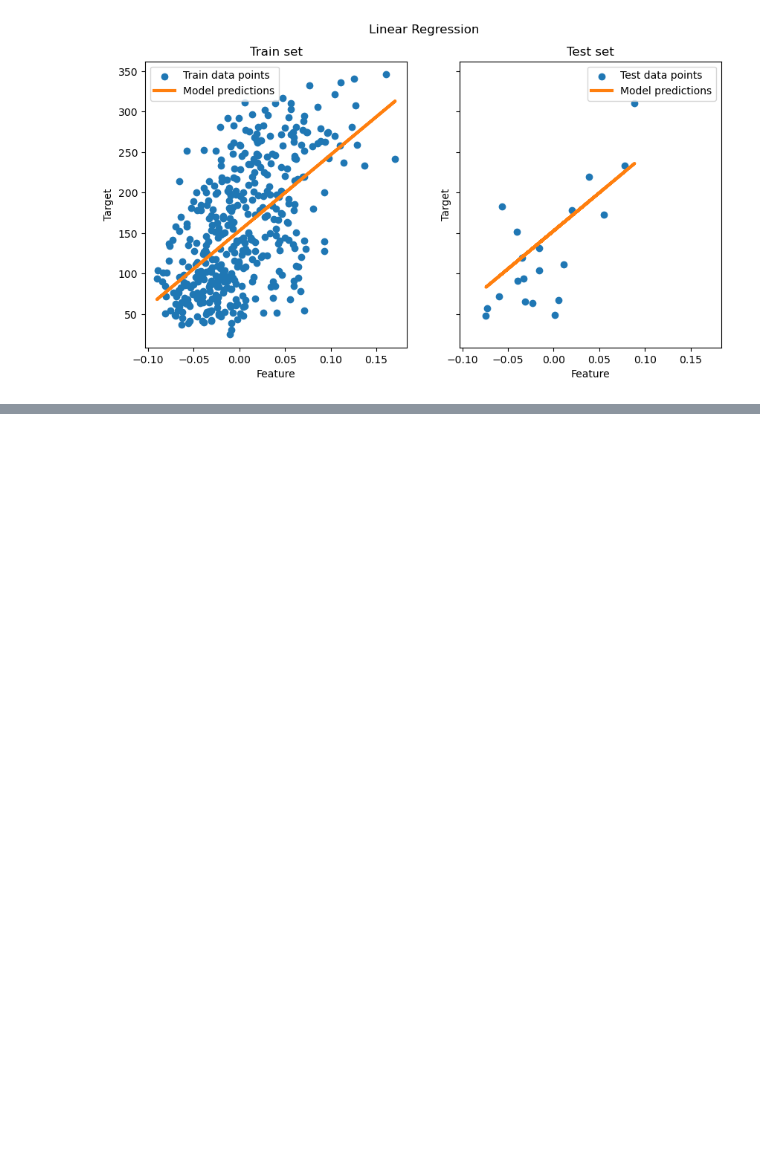
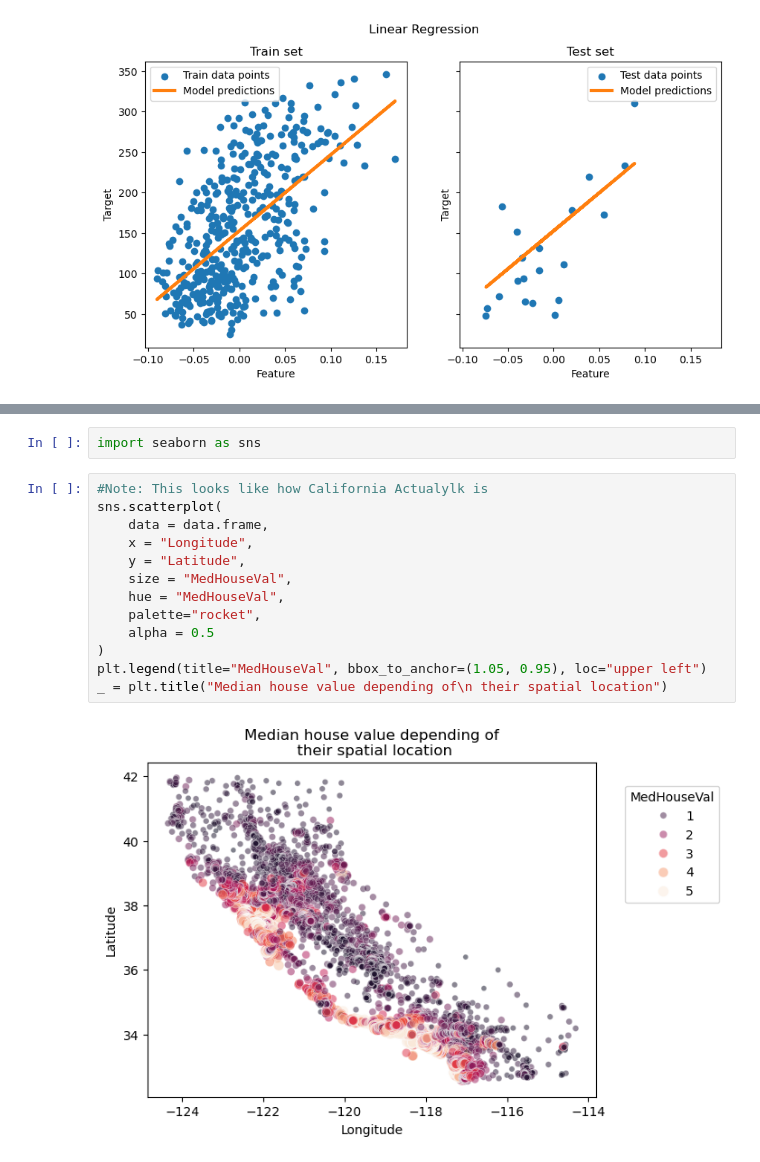
Before and after one commit to GarlicToothpaste/classical-ml-projects, a Jupyter notebook: sklearn/linear_regression.ipynb, the cells around one changed output, grey strips where cells are left out. Drawn from its saved outputs; the diff is of its cells as text; blank space fills up the shorter version.

```diff
--- a/sklearn/linear_regression.ipynb
+++ b/sklearn/linear_regression.ipynb
@@ -96,0 +130,17 @@ Coefficient of determination: -27.22
+# %%
+import seaborn as sns
+# %%
+#Note: This looks like how California Actualylk is
+sns.scatterplot(
+    data = data.frame,
+    x = "Longitude",
+    y = "Latitude",
+    size = "MedHouseVal",
+    hue = "MedHouseVal",
+    palette="rocket",
+    alpha = 0.5
+)
+plt.legend(title="MedHouseVal", bbox_to_anchor=(1.05, 0.95), loc="upper left")
+_ = plt.title("Median house value depending of\n their spatial location")
+# %% [output]
+[figure, added]
```
Also changed, not shown: parts of 12 cells of this notebook.
